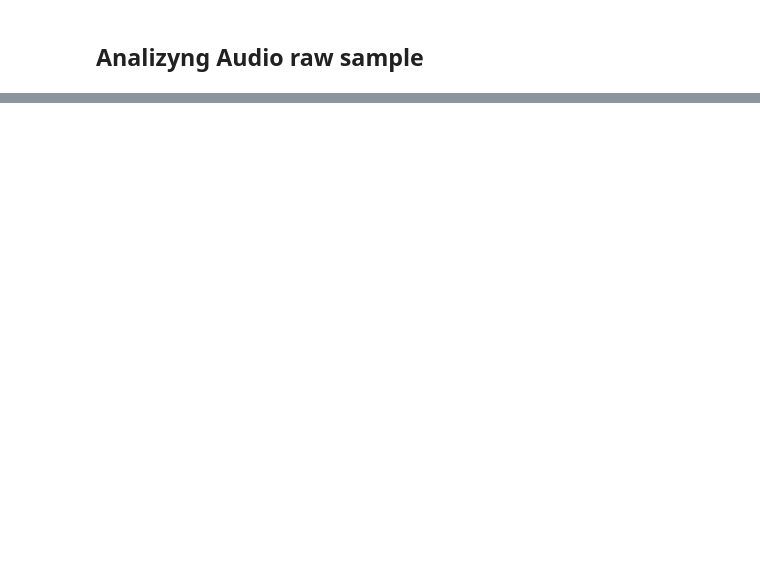
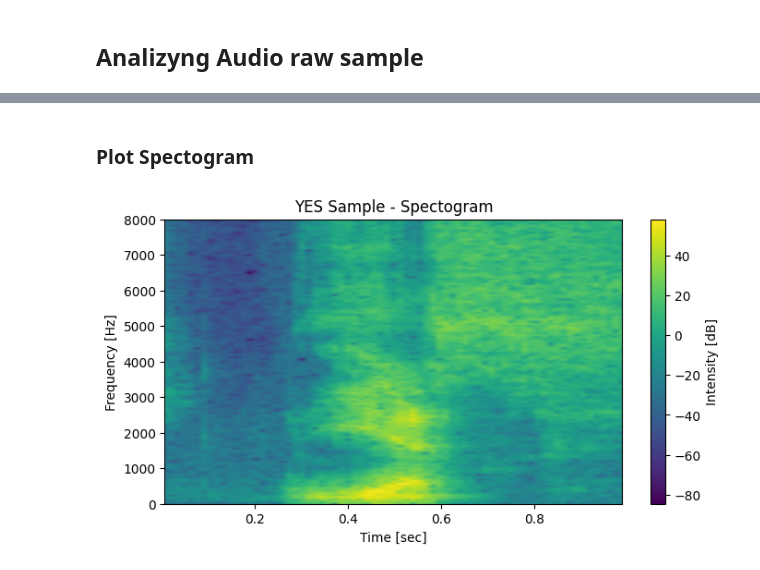
Before and after one commit to Mjrovai/UNIFEI-IESTI01-TinyML-2023.1, a Jupyter notebook: 00_Curse_Folder/2_Applications_Deploy/Class_24/IESTI01_Audio_Raw_Data_Analisys.ipynb, the cells around one changed output, grey strips where cells are left out. Saved outputs shown, nothing was run; the diff lists cells and outputs as text; code cells hidden in the pictures; blank space fills up the shorter version.

```diff
--- a/00_Curse_Folder/2_Applications_Deploy/Class_24/IESTI01_Audio_Raw_Data_Analisys.ipynb
+++ b/00_Curse_Folder/2_Applications_Deploy/Class_24/IESTI01_Audio_Raw_Data_Analisys.ipynb
@@ -10,0 +64,11 @@ import IPython.display
+# %%
+def plot_spectogram(audio, sample_rate, figsize=(10,5), title=''):
+    epsilon = 1e-10 # Small constant to avoid log10(0)
+    frequencies, times, Sxx = spectrogram(audio, sample_rate)
+    plt.figure(figsize=figsize)
+    plt.pcolormesh(times, frequencies, 10 * np.log10(Sxx + epsilon), shading='gouraud')
+    plt.title(title+' Sample - Spectogram')
+    plt.ylabel('Frequency [Hz]')
+    plt.xlabel('Time [sec]')
+    plt.colorbar(label='Intensity [dB]')
+    plt.show()
@@ -86,0 +132,6 @@ spectogram(itajuba_audio, title='Itajuba')
+# %% [markdown]
+### Plot Spectogram
+# %%
+plot_spectogram(yes, sample_rate, figsize = (8,4), title='YES')
+# %% [output]
+[figure, added]
```
Also changed, not shown: parts of 84 cells of this notebook.
